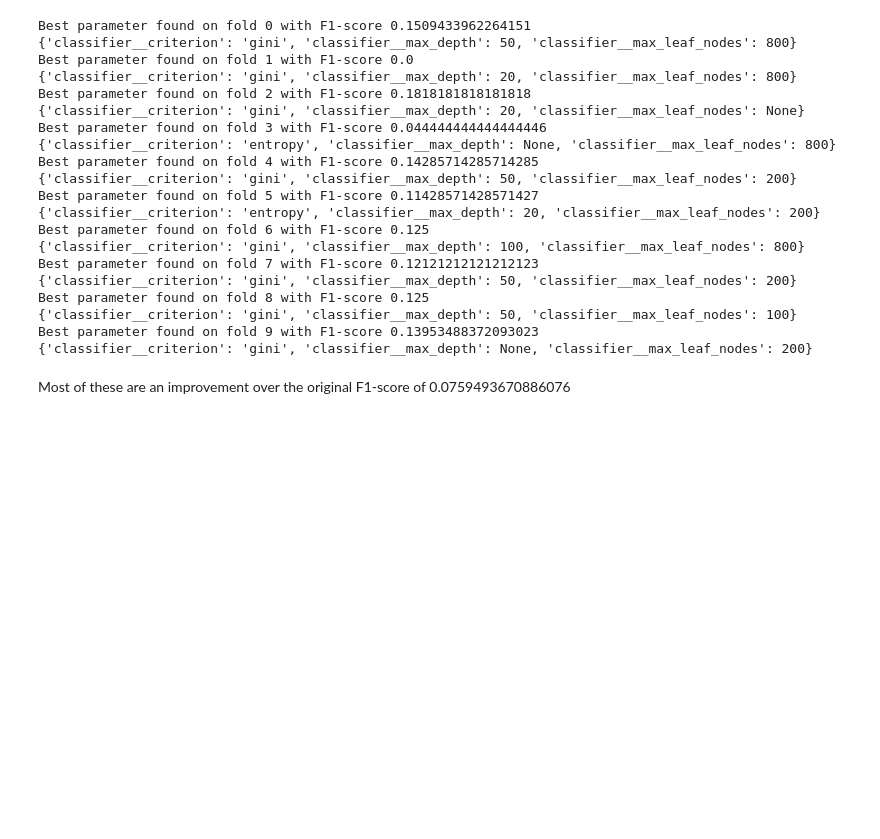
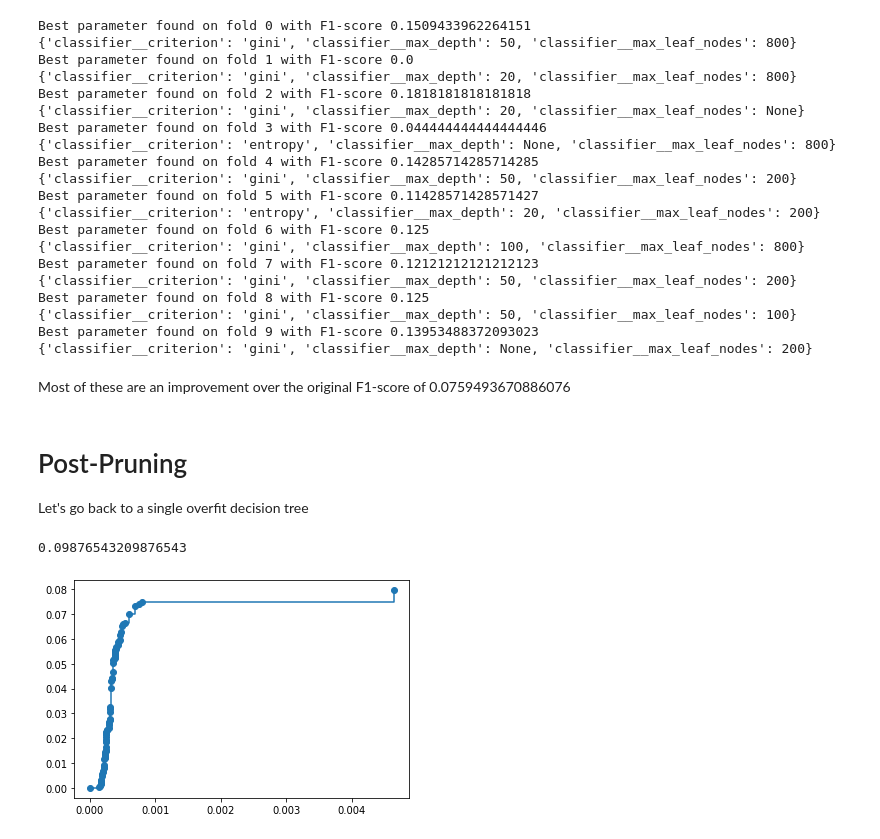
Before and after one commit to watemerald/ml-exploration, a Jupyter notebook: notebooks/3. Tree-Based Models.ipynb, the cells around one changed output. Drawn from its saved outputs; the diff is of its cells as text; code cells hidden in the pictures; blank space fills up the shorter version.

Commit message:
implement post-pruning

```diff
--- a/notebooks/3. Tree-Based Models.ipynb
+++ b/notebooks/3. Tree-Based Models.ipynb
@@ -351,3 +351,28 @@ Best parameter found on fold 9 with F1-score 0.13953488372093023
 {'classifier__criterion': 'gini', 'classifier__max_depth': None, 'classifier__max_leaf_nodes': 200}
 # %% [markdown]
 Most of these are an improvement over the original F1-score of 0.0759493670886076
+# %% [markdown]
+# Post-Pruning
+
+Let's go back to a single overfit decision tree
+# %%
+tree = Pipeline(
+    [("preprocessor", preprocessor), ("classifier", DecisionTreeClassifier())]
+)
+
+
+_ = tree.fit(x_train, y_train)
+# %%
+print_metric(tree, x_test, y_test)
+# %% [output]
+0.09876543209876543
+# %%
+path = tree.named_steps["classifier"].cost_complexity_pruning_path(
+    tree[:-1].transform(x_train), y_train
+)
+
+ccp_alphas = path.ccp_alphas
+# %%
+_ = plt.plot(path.ccp_alphas, path.impurities, marker="o", drawstyle="steps-post")
+# %% [output]
+[figure, added]
```
Also changed, not shown: parts of 5 cells of this notebook.
